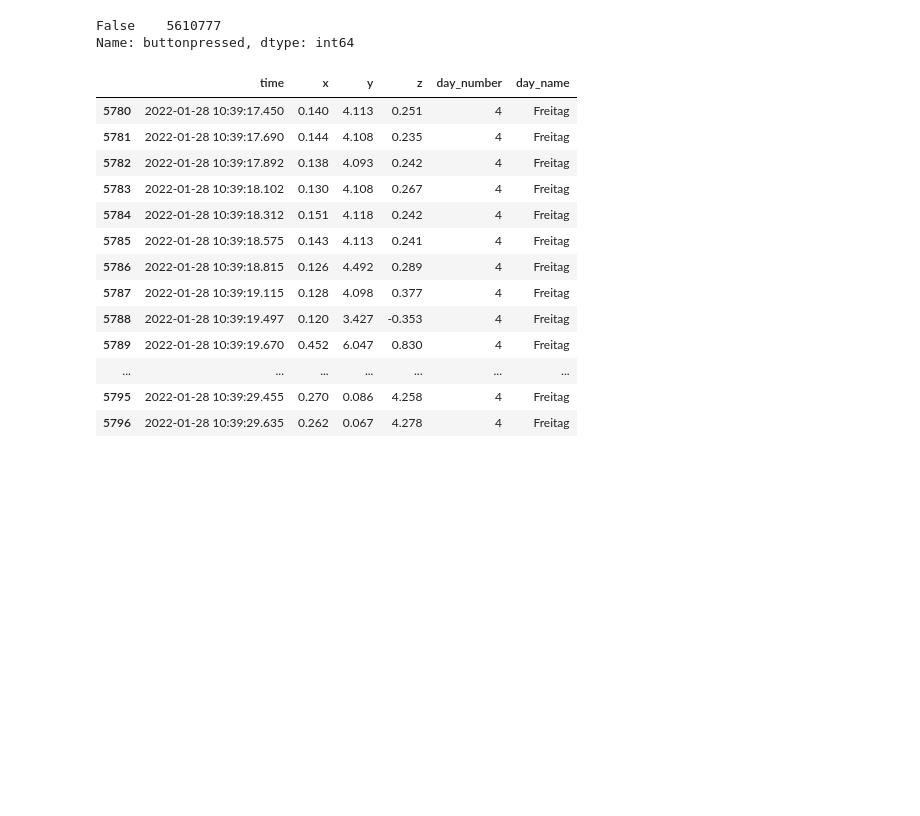
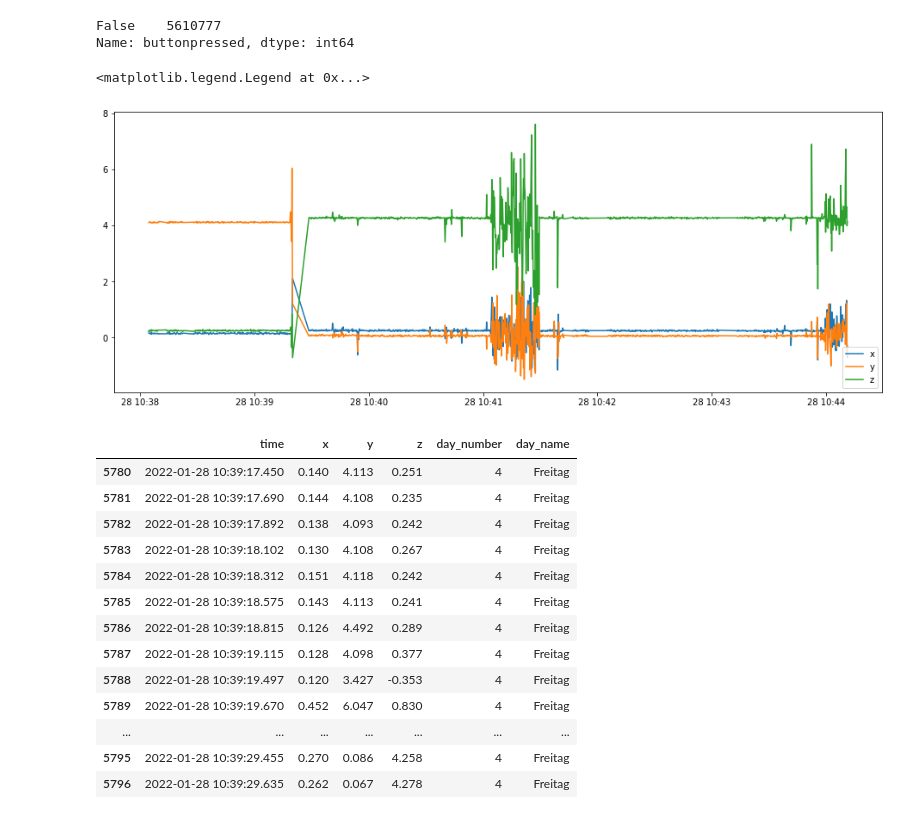
Before and after one commit to juliansaar/Innoprojekt, a Jupyter notebook: Kaffee_Vorverarbeitung.ipynb, the cells around one changed output. Drawn from its saved outputs; the diff is of its cells as text; code cells hidden in the pictures; blank space fills up the shorter version.

```diff
--- a/Kaffee_Vorverarbeitung.ipynb
+++ b/Kaffee_Vorverarbeitung.ipynb
@@ -118,6 +118,16 @@ df.drop(['buttonpressed'], axis=1, inplace=True)
 # %% [output]
 False    5610777
 Name: buttonpressed, dtype: int64
+# %%
+fig, ax = plt.subplots(figsize=(16,6))
+ax.plot(df.time[5500:7000], df.x[5500:7000], label='x')
+ax.plot(df.time[5500:7000], df.y[5500:7000], label='y')
+ax.plot(df.time[5500:7000], df.z[5500:7000], label='z')
+
+plt.legend(loc=4)
+# %% [output]
+<matplotlib.legend.Legend at 0x...>
+[figure, added]
 # %%
 # zu Beginn sind die Werte von y und z "umgekehrt"
 # daher für systematische Berechnung diese ersten Einträge löschen
```
Also changed, not shown: 1 other file.
